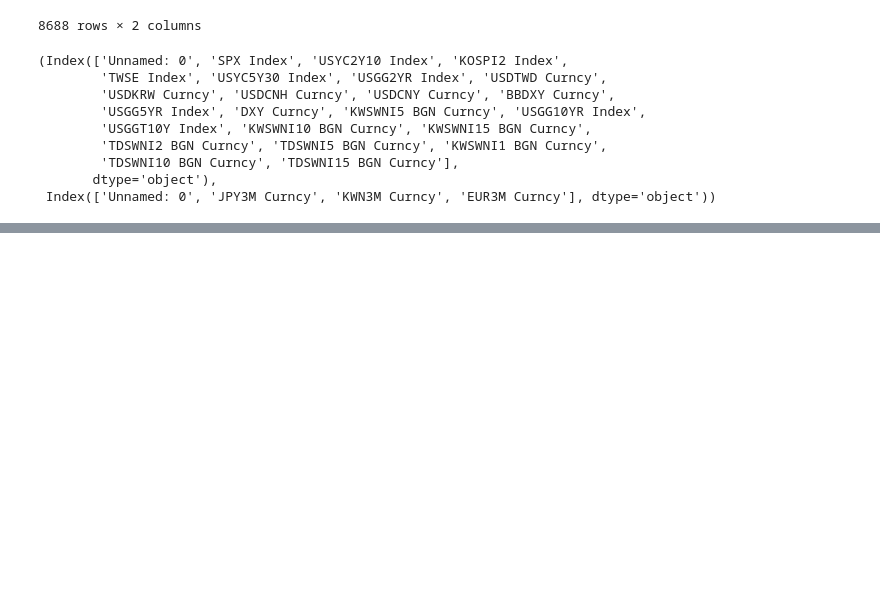
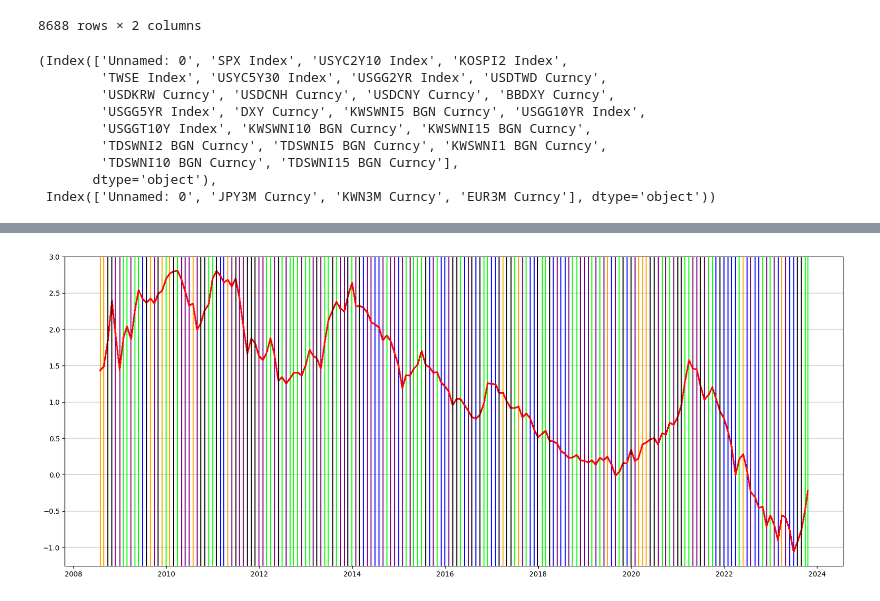
Before and after one commit to ClarenceTee93/Strategies, a Jupyter notebook: strategies.ipynb, the cells around one changed output, grey strips where cells are left out. Saved outputs shown, nothing was run; the diff lists cells and outputs as text; code cells hidden in the pictures; blank space fills up the shorter version.

```diff
--- a/strategies.ipynb
+++ b/strategies.ipynb
@@ -363,0 +431,16 @@ us_assets = df[["SPX Index", "USYC2Y10 Index", "USYC5Y30 Index", "USGG10YR Index
+# %%
+rates_mth = df[["USGG2YR Index", "USGG10YR Index","USYC2Y10 Index"]].copy()
+rates_mth.index = pd.to_datetime(rates_mth.index)
+rates_mth['MM_YYYY'] = rates_mth.index.strftime("%m-%Y")
+rates_mth.fillna(method = 'ffill', inplace=True)
+rates_mth.drop_duplicates(subset = ['MM_YYYY'], keep='last', inplace=True)
+
+rates_mth['2Y_Diff'] = rates_mth['USGG2YR Index'].diff()
+rates_mth['10Y_Diff'] = rates_mth['USGG10YR Index'].diff()
+rates_mth['2s10s_diff'] = rates_mth['10Y_Diff'] - rates_mth['2Y_Diff']
+rates_mth.dropna(inplace=True)
+rates_mth['Bear_Steepen'] = np.where((rates_mth['2Y_Diff'] > 0) & (rates_mth['10Y_Diff'] > 0) & (rates_mth['2s10s_diff'] > 0), 1, 0)
+rates_mth['Bear_Flatten'] = np.where((rates_mth['2Y_Diff'] > 0) & (rates_mth['10Y_Diff'] > 0) & (rates_mth['2s10s_diff'] < 0), 1, 0)
+rates_mth['Bull_Steepen'] = np.where((rates_mth['2Y_Diff'] < 0) & (rates_mth['10Y_Diff'] < 0) & (rates_mth['2s10s_diff'] > 0), 1, 0)
+rates_mth['Bull_Flatten'] = np.where((rates_mth['2Y_Diff'] < 0) & (rates_mth['10Y_Diff'] < 0) & (rates_mth['2s10s_diff'] < 0), 1, 0)
+rates_mth['Sum'] = rates_mth[['Bear_Steepen', 'Bear_Flatten', 'Bull_Steepen', 'Bull_Flatten']].sum(axis = 1)
@@ -363,0 +460,28 @@ us_assets = df[["SPX Index", "USYC2Y10 Index", "USYC5Y30 Index", "USGG10YR Index
+# %%
+fig, ax = plt.subplots(1, 1, figsize = (20, 8))
+for i in rates_mth[rates_mth.Bear_Steepen == 1].index:
+    ax.axvline(i, color = "lime")
+    ax.plot(rates_mth[["USYC2Y10 Index"]] / 100, color = "red", label = "2s10s")
+    ax.grid(axis = 'y', linewidth = 1.2, alpha = 0.5)
+
+for i in rates_mth[rates_mth.Bear_Flatten == 1].index:
+    ax.axvline(i, color = "blue")
+    ax.plot(rates_mth[["USYC2Y10 Index"]] / 100, color = "red", label = "2s10s")
+    ax.grid(axis = 'y', linewidth = 1.2, alpha = 0.5)
+
+for i in rates_mth[rates_mth.Bull_Steepen == 1].index:
+    ax.axvline(i, color = "orange")
+    ax.plot(rates_mth[["USYC2Y10 Index"]] / 100, color = "red", label = "2s10s")
+    ax.grid(axis = 'y', linewidth = 1.2, alpha = 0.5)
+
+for i in rates_mth[rates_mth.Bull_Flatten == 1].index:
+    ax.axvline(i, color = "purple")
+    ax.plot(rates_mth[["USYC2Y10 Index"]] / 100, color = "red", label = "2s10s")
+    ax.grid(axis = 'y', linewidth = 1.2, alpha = 0.5)
+
+for i in rates_mth[rates_mth.Sum == 0].index:
+    ax.axvline(i, color = "black")
+
+plt.show()
+# %% [output]
+[figure, added]
```
Also changed, not shown: parts of 8 cells of this notebook, 1 other file.
